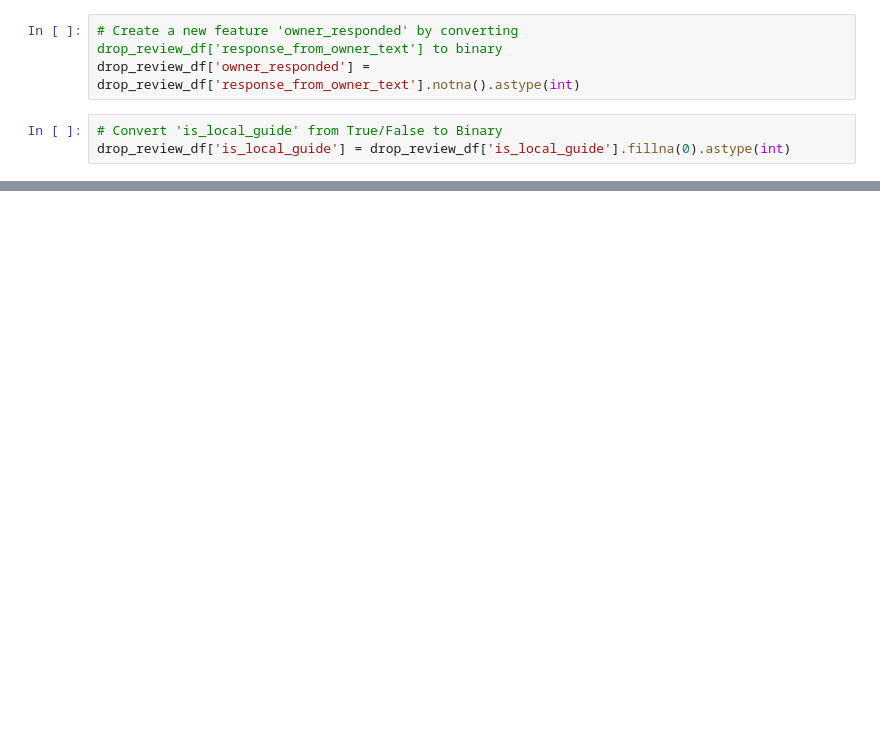
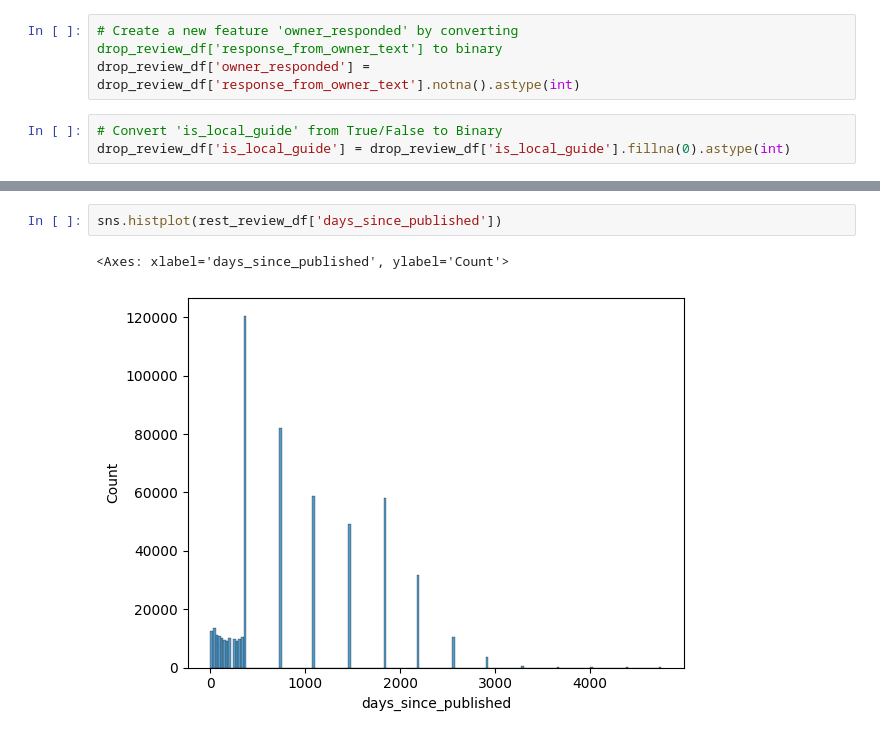
Before and after one commit to toothyachy/yumspeak, a Jupyter notebook: notebooks/yao_analysis.ipynb, the cells around one changed output, grey strips where cells are left out. Drawn from its saved outputs; the diff is of its cells as text; blank space fills up the shorter version.

```diff
--- a/notebooks/yao_analysis.ipynb
+++ b/notebooks/yao_analysis.ipynb
@@ -290,0 +265,5 @@ plt.show()
+# %%
+sns.histplot(rest_review_df['days_since_published'])
+# %% [output]
+<Axes: xlabel='days_since_published', ylabel='Count'>
+[figure, added]
```
Also changed, not shown: parts of 36 cells of this notebook.
